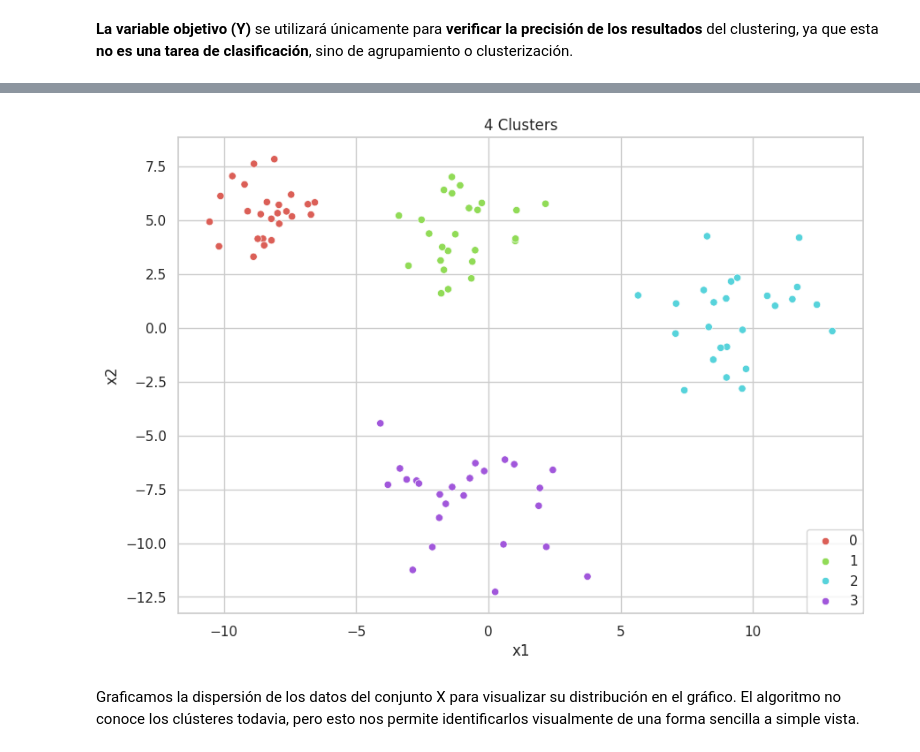
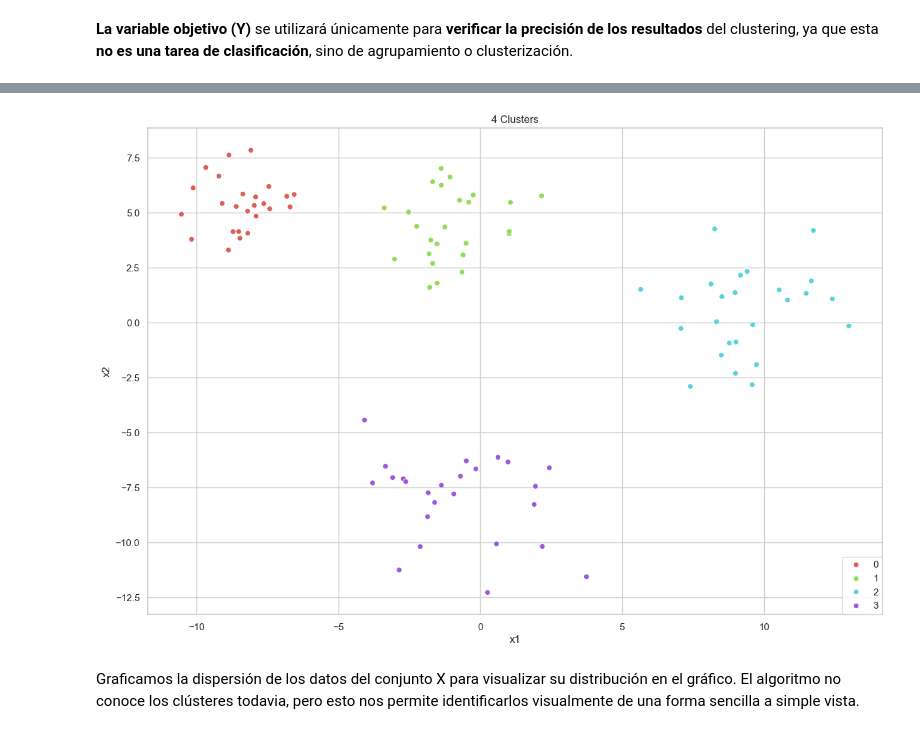
Before and after one commit to M1K3DEV23/Clusters, a Jupyter notebook: notebook/01_primer_cluster.ipynb, the cells around one changed output, grey strips where cells are left out. Saved outputs shown, nothing was run; the diff lists cells and outputs as text; code cells hidden in the pictures.

```diff
--- a/notebook/01_primer_cluster.ipynb
+++ b/notebook/01_primer_cluster.ipynb
@@ -49,18 +75,18 @@ df
 # %%
-plt.figure(figsize=(10, 7))
+plt.figure(figsize=(15,10))
 sns.scatterplot(
     data=df,
     x="x1",
     y="x2",
     hue='y',
     legend="full",
     palette=sns.color_palette("hls", 4)
 );
 plt.title('4 Clusters')
 plt.legend(loc='lower right', borderaxespad=0)
 plt.show()
 # %% [output]
-[figure, old version]
+[figure, new version]
 # %% [markdown]
 Graficamos la dispersión de los datos del conjunto X para visualizar su distribución en el gráfico. El algoritmo no conoce los clústeres todavia, pero esto nos permite identificarlos visualmente de una forma sencilla a simple vista.
 # %% [markdown]
```
Also changed, not shown: parts of 7 cells of this notebook, 6 other files.
